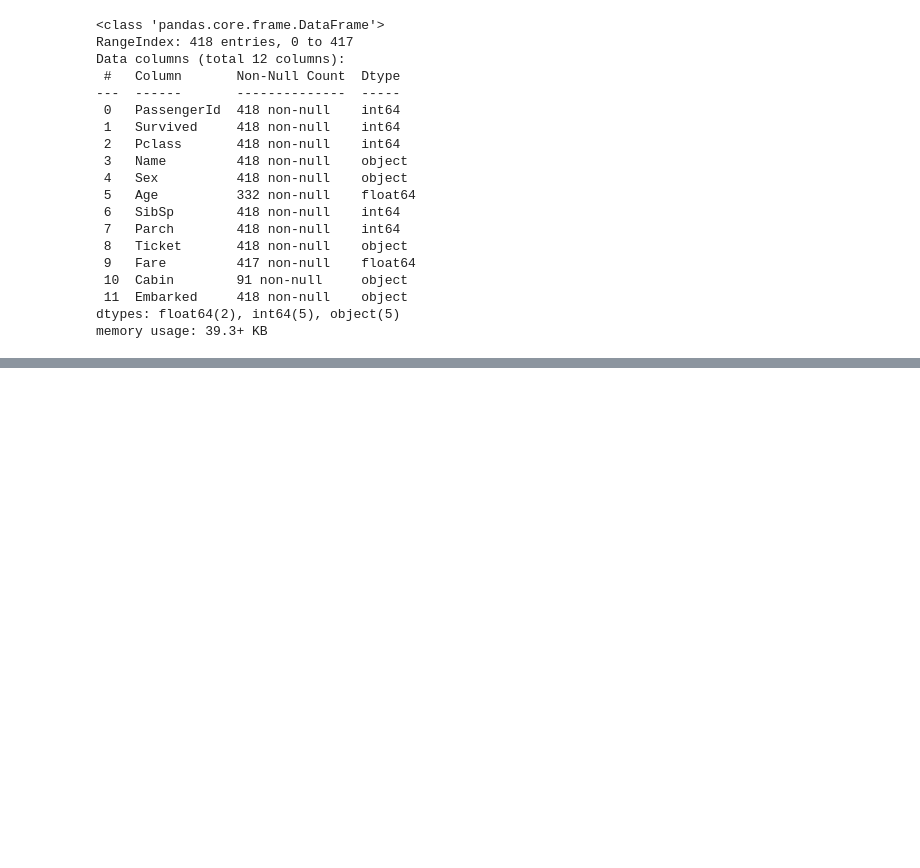
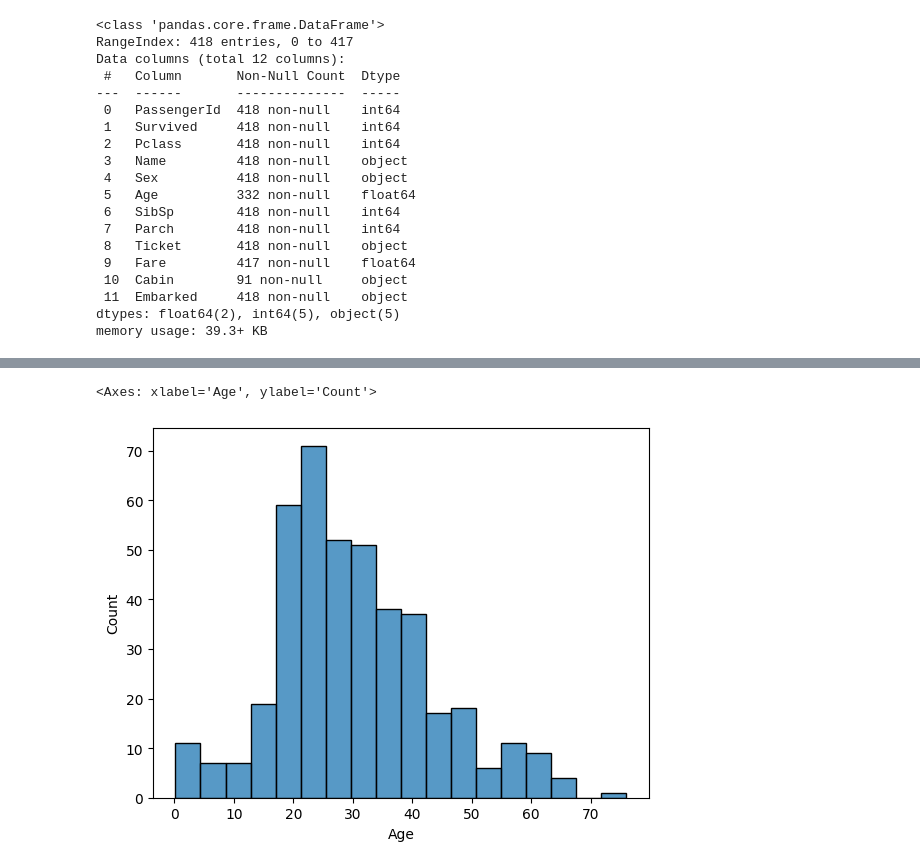
Before and after one commit to abanis24/Practice-ML, a Jupyter notebook: Titanic_EDA.ipynb, the cells around one changed output, grey strips where cells are left out. Cells and saved outputs as stored; diff of their text form; code cells hidden in the pictures; blank space fills up the shorter version.

```diff
--- a/Titanic_EDA.ipynb
+++ b/Titanic_EDA.ipynb
@@ -69,0 +260,5 @@ Cabin column has the highest null values present 327.
+# %%
+sns.histplot(df['Age'])
+# %% [output]
+<Axes: xlabel='Age', ylabel='Count'>
+[figure, added]
```
Also changed, not shown: parts of 41 cells of this notebook.
